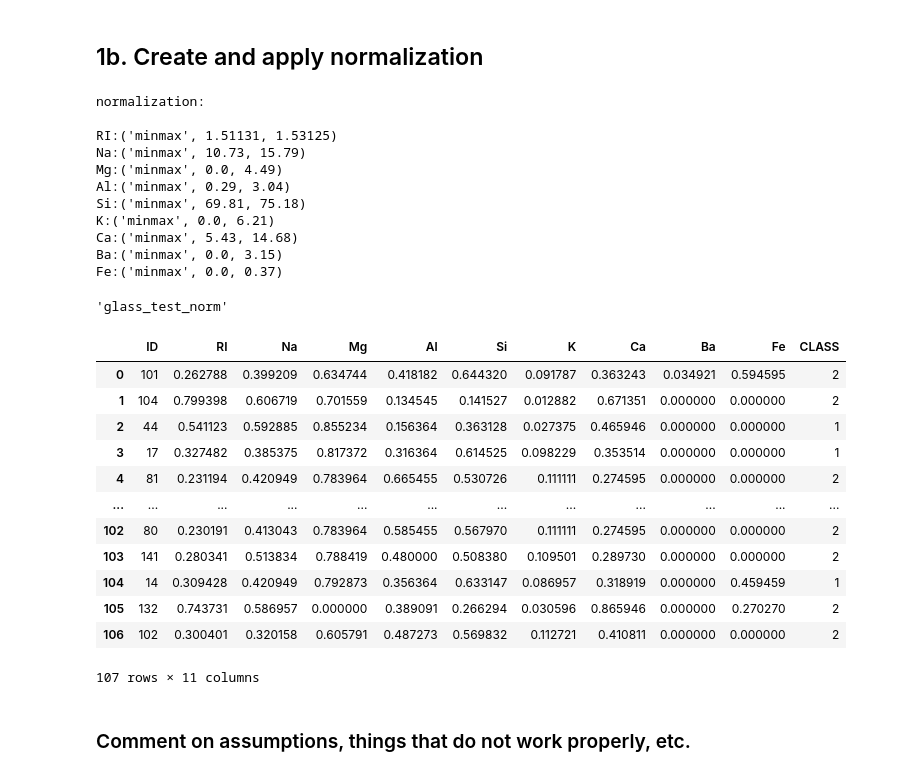
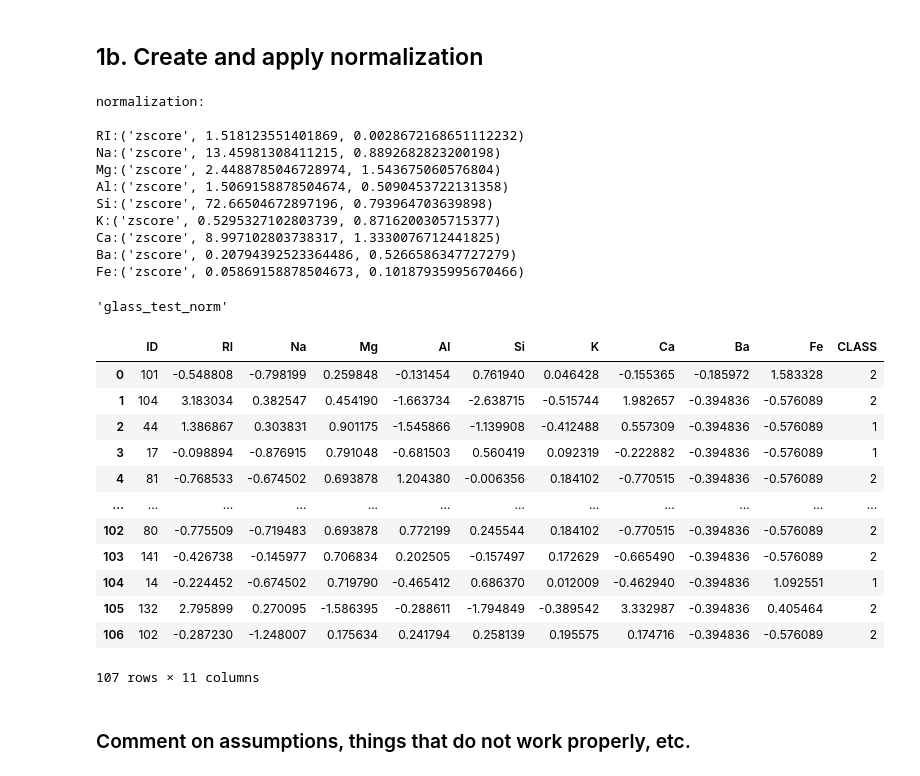
Before and after one commit to sofieschn/ID2214-assignment1, a Jupyter notebook: Assignment 1.ipynb, the cells around one changed output. Cells and saved outputs as stored; diff of their text form; code cells hidden in the pictures.

Commit message:
updated function 1b normalization

```diff
--- a/Assignment 1.ipynb
+++ b/Assignment 1.ipynb
@@ -180,7 +180,7 @@ display("filtered_new_df",filtered_new_df)
 # Hint 2: For minmax-normalization, you may consider to limit the output range to [0,1]
 
 # create a normalization on the training data, and return the normalized datafram and the normalization parameters for future data
-def create_normalization(df, normalizationtype="minmax"):
+def create_normalization(df, normalizationtype):
     new_df = df.copy()
     normalization = {}
 
@@ -194,23 +194,23 @@ def create_normalization(df, normalizationtype="minmax"):
                 col_max = float(df[col].max())
 
                 if col_max > col_min: # avoid div by 0
-                    new_df[col] = (df[col] - col_min) / (col_min - col_max)
+                    # this will be applied to all rows in this column of the df since its a pandas series
+                    new_df[col] = (df[col] - col_min) / (col_max - col_min)
                     # new_df[col] = ((x-col_min)/(col_max - col_min) for x in df[col]) --> from the lectures but this did not work for me
 
-            normalization[col] = ("minmax", col_min, col_max)
-
+                normalization[col] = ("minmax", col_min, col_max)
 
             if normalizationtype == "zscore":
-                mean = df[col].mean()
-                std = df[col].std()
+                mean = float(df[col].mean())
+                std = float(df[col].std()) # standard deviation
 
                 if std != 0 :
                     new_df[col] = (df[col] - mean) / std
-                    # new_df[col] = df[col].apply(lambda x: (x - mean)/std)  --> from the lectures but this did not work for me
+                    # new_df[col] = df[col].apply(lambda x: (x - mean)/std) --> from the lectures but this did not work for me
 
                 normalization[col] = ("zscore", mean, std)
 
-    return new_df, normalization
+    return new_df, normalization # normalized copy of the training data
 
 
 # any dataframe (with the same columns) can now use the normalization parameters to normalize the data
@@ -236,44 +236,44 @@ def apply_normalization(df, normalization) :
 # %%
 # Test your code (leave this part unchanged)
 
 glass_train_df = pd.read_csv("glass_train.csv")
 
 glass_test_df = pd.read_csv("glass_test.csv")
 
-glass_train_norm, normalization = create_normalization(glass_train_df,normalizationtype="minmax")
+glass_train_norm, normalization = create_normalization(glass_train_df,normalizationtype="zscore")
 print("normalization:\n")
 for f in normalization:
     print("{}:{}".format(f,normalization[f]))
 
 print()
 
 glass_test_norm = apply_normalization(glass_test_df,normalization)
 display("glass_test_norm",glass_test_norm)
 # %% [output]
 normalization:
 
-RI:('minmax', 1.51131, 1.53125)
-Na:('minmax', 10.73, 15.79)
-Mg:('minmax', 0.0, 4.49)
-Al:('minmax', 0.29, 3.04)
-Si:('minmax', 69.81, 75.18)
-K:('minmax', 0.0, 6.21)
-Ca:('minmax', 5.43, 14.68)
-Ba:('minmax', 0.0, 3.15)
-Fe:('minmax', 0.0, 0.37)
+RI:('zscore', 1.518123551401869, 0.0028672168651112232)
+Na:('zscore', 13.45981308411215, 0.8892682823200198)
+Mg:('zscore', 2.4488785046728974, 1.543675060576804)
+Al:('zscore', 1.5069158878504674, 0.5090453722131358)
+Si:('zscore', 72.66504672897196, 0.793964703639898)
+K:('zscore', 0.5295327102803739, 0.8716200305715377)
+Ca:('zscore', 8.997102803738317, 1.3330076712441825)
+Ba:('zscore', 0.20794392523364486, 0.5266586347727279)
+Fe:('zscore', 0.05869158878504673, 0.10187935995670466)
 'glass_test_norm'
 |  | ID | RI | Na | Mg | Al | Si | K | Ca | Ba | Fe | CLASS |
-| 0 | 101 | 0.262788 | 0.399209 | 0.634744 | 0.418182 | 0.644320 | 0.091787 | 0.363243 | 0.034921 | 0.594595 | 2 |
-| 1 | 104 | 0.799398 | 0.606719 | 0.701559 | 0.134545 | 0.141527 | 0.012882 | 0.671351 | 0.000000 | 0.000000 | 2 |
-| 2 | 44 | 0.541123 | 0.592885 | 0.855234 | 0.156364 | 0.363128 | 0.027375 | 0.465946 | 0.000000 | 0.000000 | 1 |
-| 3 | 17 | 0.327482 | 0.385375 | 0.817372 | 0.316364 | 0.614525 | 0.098229 | 0.353514 | 0.000000 | 0.000000 | 1 |
-| 4 | 81 | 0.231194 | 0.420949 | 0.783964 | 0.665455 | 0.530726 | 0.111111 | 0.274595 | 0.000000 | 0.000000 | 2 |
+| 0 | 101 | -0.548808 | -0.798199 | 0.259848 | -0.131454 | 0.761940 | 0.046428 | -0.155365 | -0.185972 | 1.583328 | 2 |
+| 1 | 104 | 3.183034 | 0.382547 | 0.454190 | -1.663734 | -2.638715 | -0.515744 | 1.982657 | -0.394836 | -0.576089 | 2 |
+| 2 | 44 | 1.386867 | 0.303831 | 0.901175 | -1.545866 | -1.139908 | -0.412488 | 0.557309 | -0.394836 | -0.576089 | 1 |
+| 3 | 17 | -0.098894 | -0.876915 | 0.791048 | -0.681503 | 0.560419 | 0.092319 | -0.222882 | -0.394836 | -0.576089 | 1 |
+| 4 | 81 | -0.768533 | -0.674502 | 0.693878 | 1.204380 | -0.006356 | 0.184102 | -0.770515 | -0.394836 | -0.576089 | 2 |
 | ... | ... | ... | ... | ... | ... | ... | ... | ... | ... | ... | ... |
-| 102 | 80 | 0.230191 | 0.413043 | 0.783964 | 0.585455 | 0.567970 | 0.111111 | 0.274595 | 0.000000 | 0.000000 | 2 |
-| 103 | 141 | 0.280341 | 0.513834 | 0.788419 | 0.480000 | 0.508380 | 0.109501 | 0.289730 | 0.000000 | 0.000000 | 2 |
-| 104 | 14 | 0.309428 | 0.420949 | 0.792873 | 0.356364 | 0.633147 | 0.086957 | 0.318919 | 0.000000 | 0.459459 | 1 |
-| 105 | 132 | 0.743731 | 0.586957 | 0.000000 | 0.389091 | 0.266294 | 0.030596 | 0.865946 | 0.000000 | 0.270270 | 2 |
-| 106 | 102 | 0.300401 | 0.320158 | 0.605791 | 0.487273 | 0.569832 | 0.112721 | 0.410811 | 0.000000 | 0.000000 | 2 |
+| 102 | 80 | -0.775509 | -0.719483 | 0.693878 | 0.772199 | 0.245544 | 0.184102 | -0.770515 | -0.394836 | -0.576089 | 2 |
+| 103 | 141 | -0.426738 | -0.145977 | 0.706834 | 0.202505 | -0.157497 | 0.172629 | -0.665490 | -0.394836 | -0.576089 | 2 |
+| 104 | 14 | -0.224452 | -0.674502 | 0.719790 | -0.465412 | 0.686370 | 0.012009 | -0.462940 | -0.394836 | 1.092551 | 1 |
+| 105 | 132 | 2.795899 | 0.270095 | -1.586395 | -0.288611 | -1.794849 | -0.389542 | 3.332987 | -0.394836 | 0.405464 | 2 |
+| 106 | 102 | -0.287230 | -1.248007 | 0.175634 | 0.241794 | 0.258139 | 0.195575 | 0.174716 | -0.394836 | -0.576089 | 2 |
 107 rows × 11 columns
 # %% [markdown]
 ### Comment on assumptions, things that do not work properly, etc.
```
Also changed, not shown: parts of 6 cells of this notebook.
